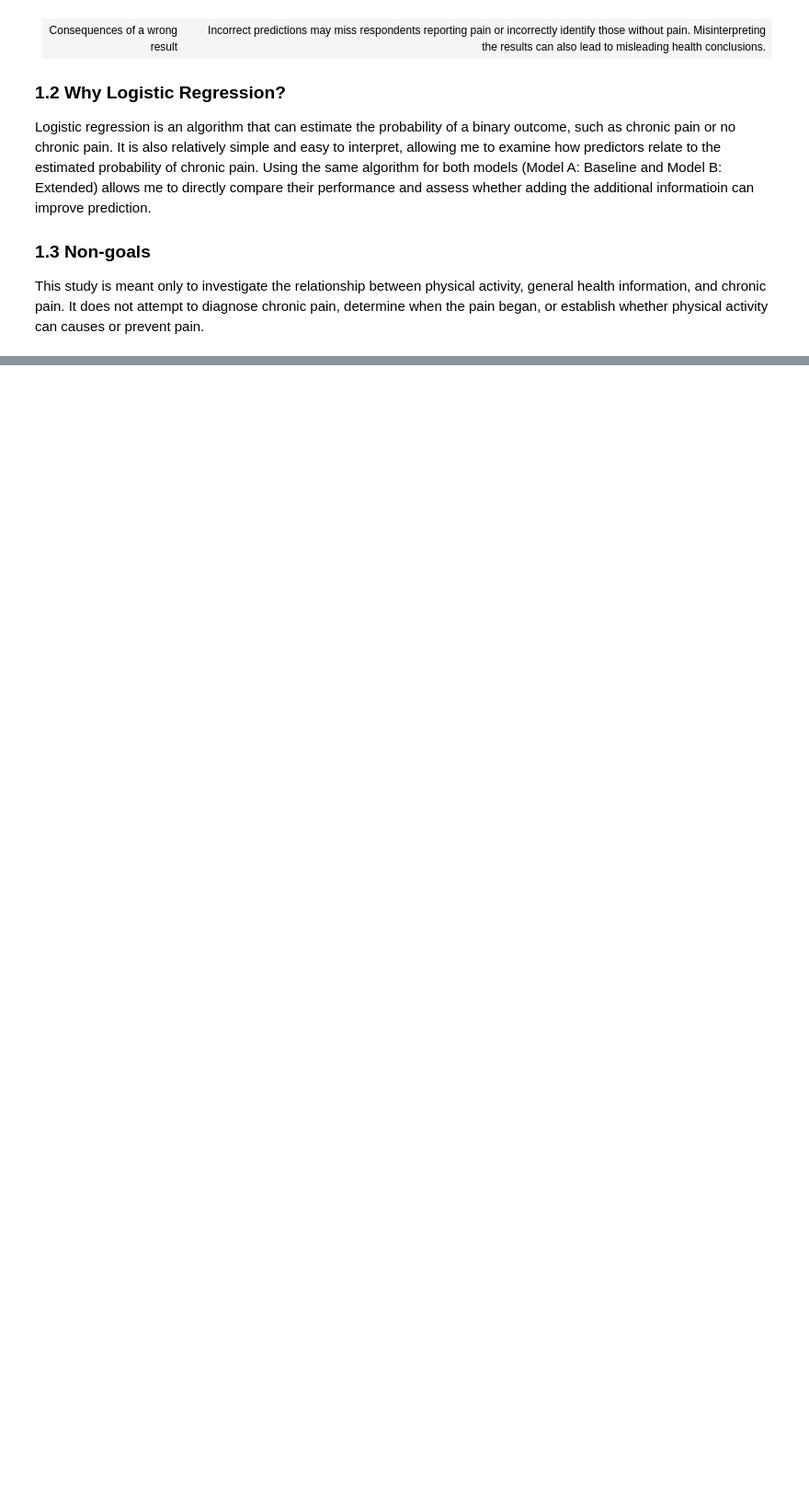
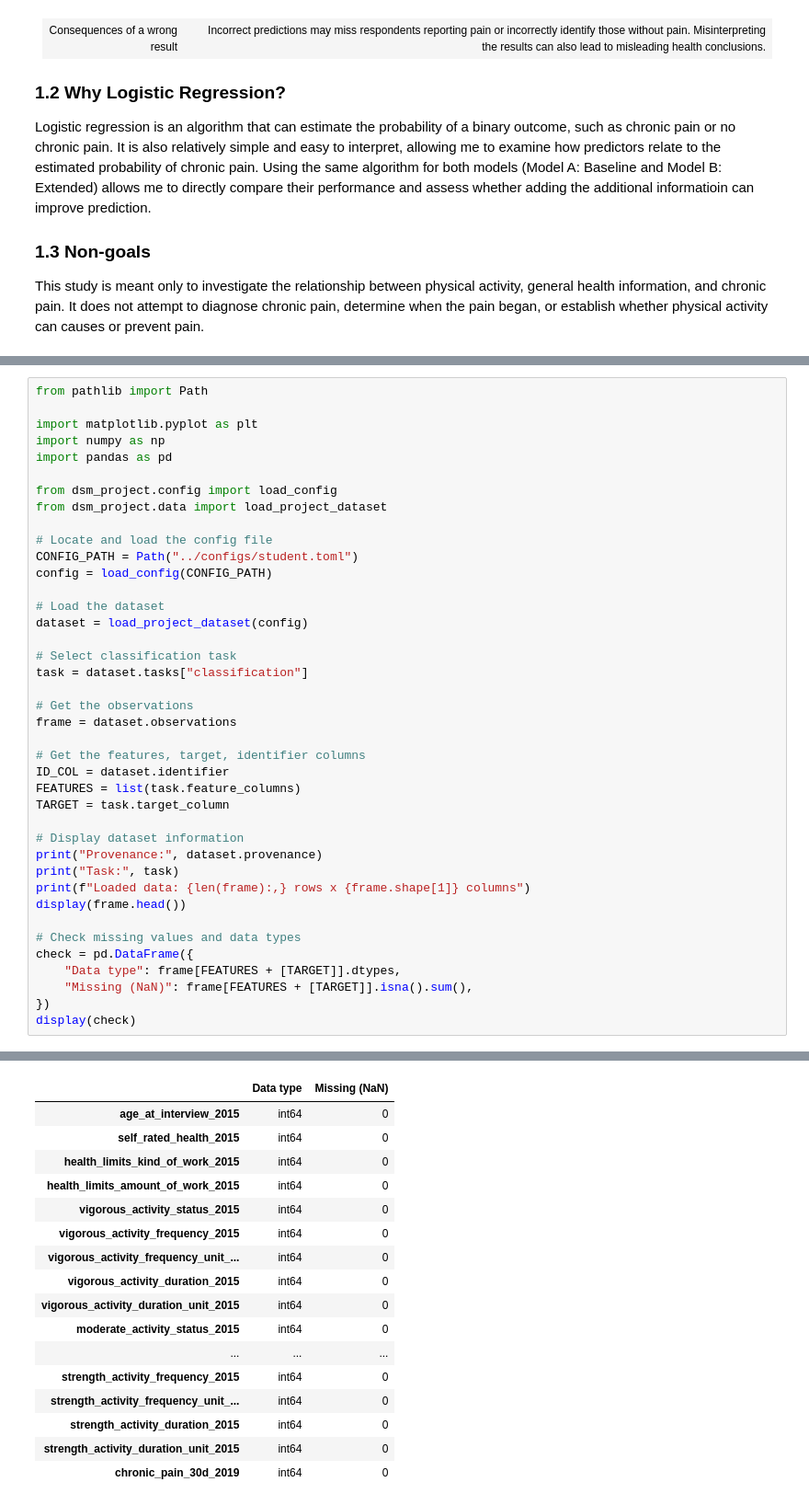
Before and after one commit to katherine-xie/NLSY97-Pain-Prediction-Project, a Jupyter notebook: notebooks/01-physical-activity-chronic-pain-logistic-regression.ipynb, the cells around one changed output, grey strips where cells are left out. Shown at 92% size. Drawn from its saved outputs; the diff is of its cells as text; blank space fills up the shorter version.

```diff
--- a/notebooks/01-physical-activity-chronic-pain-logistic-regression.ipynb
+++ b/notebooks/01-physical-activity-chronic-pain-logistic-regression.ipynb
@@ -59,0 +144,41 @@ This study is meant only to investigate the relationship between physical activi
+# %%
+from pathlib import Path
+
+import matplotlib.pyplot as plt
+import numpy as np
+import pandas as pd
+
+from dsm_project.config import load_config
+from dsm_project.data import load_project_dataset
+
+# Locate and load the config file
+CONFIG_PATH = Path("../configs/student.toml")
+config = load_config(CONFIG_PATH)
+
+# Load the dataset
+dataset = load_project_dataset(config)
+
+# Select classification task
+task = dataset.tasks["classification"]
+
+# Get the observations
+frame = dataset.observations
+
+# Get the features, target, identifier columns
+ID_COL = dataset.identifier
+FEATURES = list(task.feature_columns)
+TARGET = task.target_column
+
+# Display dataset information
+print("Provenance:", dataset.provenance)
+print("Task:", task)
+print(f"Loaded data: {len(frame):,} rows x {frame.shape[1]} columns")
+display(frame.head())
+
+# Check missing values and data types
+check = pd.DataFrame({
+    "Data type": frame[FEATURES + [TARGET]].dtypes,
+    "Missing (NaN)": frame[FEATURES + [TARGET]].isna().sum(),
+})
+display(check)
+# %% [output]
@@ -59,0 +195,17 @@ This study is meant only to investigate the relationship between physical activi
+|  | Data type | Missing (NaN) |
+| age_at_interview_2015 | int64 | 0 |
+| self_rated_health_2015 | int64 | 0 |
+| health_limits_kind_of_work_2015 | int64 | 0 |
+| health_limits_amount_of_work_2015 | int64 | 0 |
+| vigorous_activity_status_2015 | int64 | 0 |
+| vigorous_activity_frequency_2015 | int64 | 0 |
+| vigorous_activity_frequency_unit_... | int64 | 0 |
+| vigorous_activity_duration_2015 | int64 | 0 |
+| vigorous_activity_duration_unit_2015 | int64 | 0 |
+| moderate_activity_status_2015 | int64 | 0 |
+| ... | ... | ... |
+| strength_activity_frequency_2015 | int64 | 0 |
+| strength_activity_frequency_unit_... | int64 | 0 |
+| strength_activity_duration_2015 | int64 | 0 |
+| strength_activity_duration_unit_2015 | int64 | 0 |
+| chronic_pain_30d_2019 | int64 | 0 |
```
Also changed, not shown: parts of 8 cells of this notebook.
